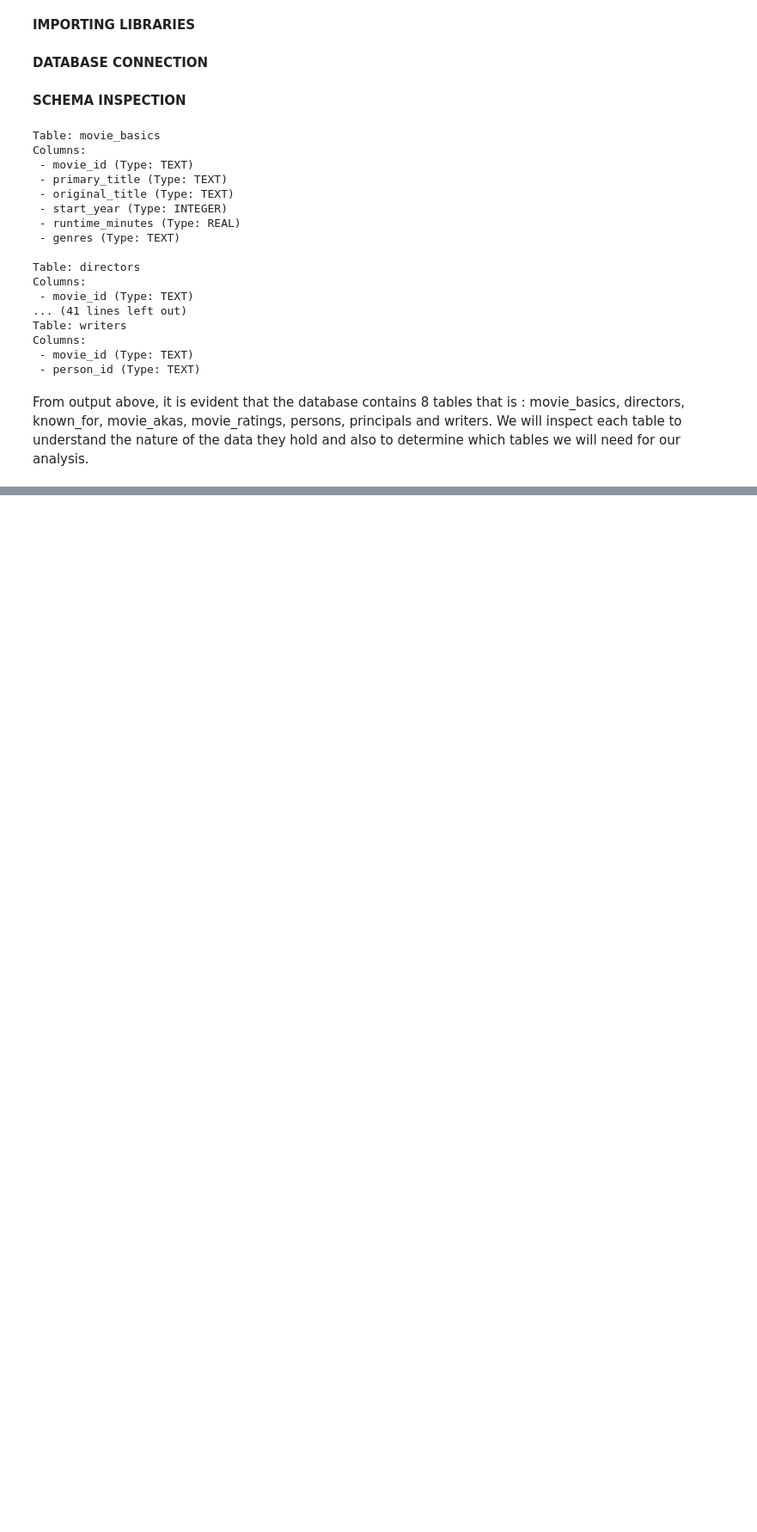
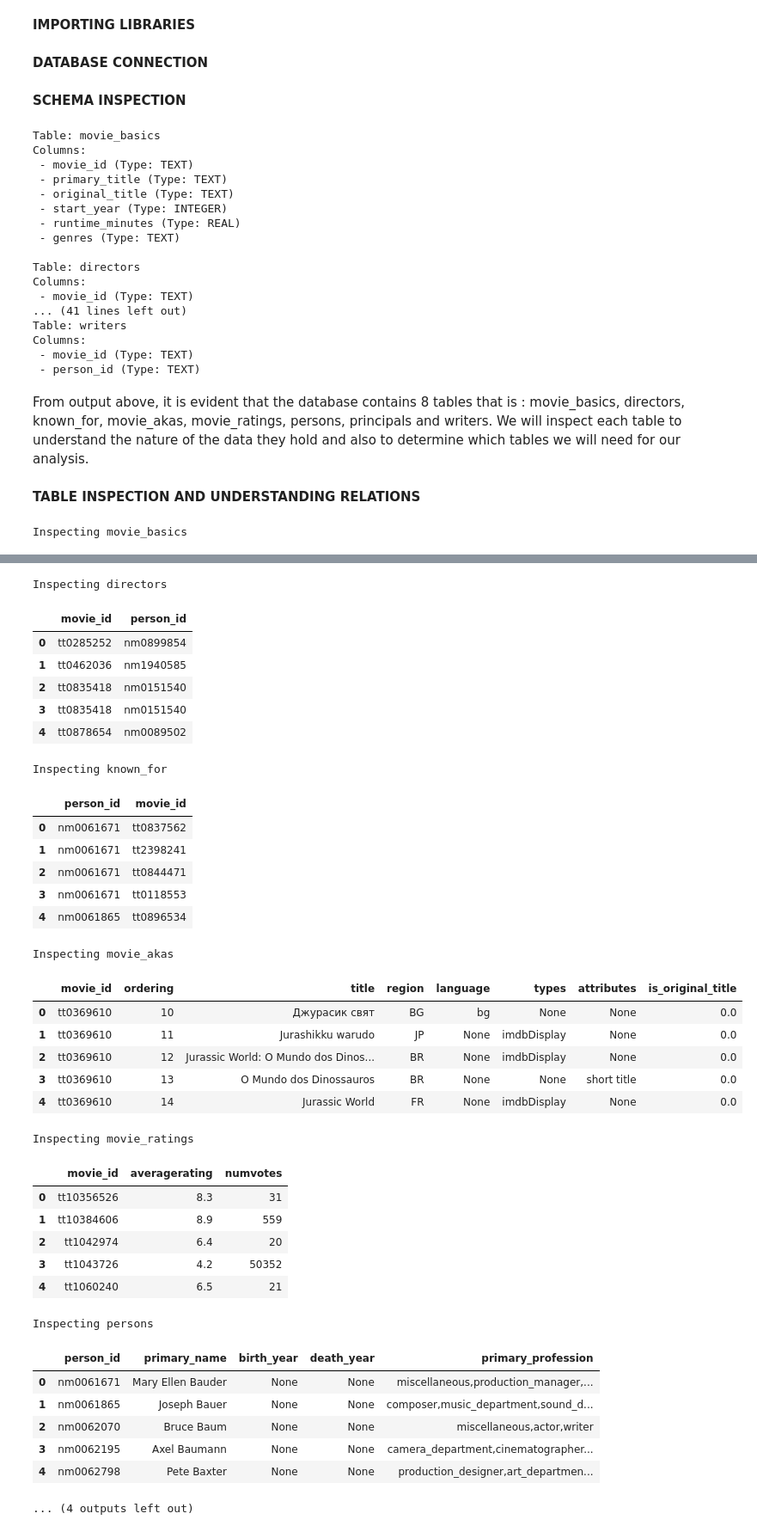
Before and after one commit to Anniemarie001/DSC-PHASE1-PROJECT, a Jupyter notebook: index.ipynb, the cells around one changed output, grey strips where cells are left out. Shown: that part at 86% size. Cells and saved outputs as stored; diff of their text form; code cells hidden in the pictures; blank space fills up the shorter version.

```diff
--- a/index.ipynb
+++ b/index.ipynb
@@ -100,3 +100,19 @@ Columns:
 # %% [markdown]
 From output above, it is evident that the database contains 8 tables that is : movie_basics, directors, known_for, movie_akas, movie_ratings,
 persons, principals and writers. We will inspect each table to understand the nature of the data they hold and also to determine which tables we will need for our analysis.
+# %% [markdown]
+**TABLE INSPECTION AND UNDERSTANDING RELATIONS**
+# %%
+#We use a function to query all the tables first rows. By inspecting these rows we get to better understand our data
+def inspect_table(table_name, conn, limit=5):
+    query = f"SELECT * FROM {table_name} LIMIT {limit};"
+    return pd.read_sql_query(query, conn)
+# %%
+#Calling the function
+tables = ["movie_basics", "directors", "known_for", "movie_akas", "movie_ratings", "persons", "principals", "writers"]
+
+for table in tables:
+    print(f"Inspecting {table}")
+    display(inspect_table(table, conn))
+# %% [output]
+Inspecting movie_basics
@@ -102,0 +125,36 @@ persons, principals and writers. We will inspect each table to understand the na
+Inspecting directors
+|  | movie_id | person_id |
+| 0 | tt0285252 | nm0899854 |
+| 1 | tt0462036 | nm1940585 |
+| 2 | tt0835418 | nm0151540 |
+| 3 | tt0835418 | nm0151540 |
+| 4 | tt0878654 | nm0089502 |
+Inspecting known_for
+|  | person_id | movie_id |
+| 0 | nm0061671 | tt0837562 |
+| 1 | nm0061671 | tt2398241 |
+| 2 | nm0061671 | tt0844471 |
+| 3 | nm0061671 | tt0118553 |
+| 4 | nm0061865 | tt0896534 |
+Inspecting movie_akas
+|  | movie_id | ordering | title | region | language | types | attributes | is_original_title |
+| 0 | tt0369610 | 10 | Джурасик свят | BG | bg | None | None | 0.0 |
+| 1 | tt0369610 | 11 | Jurashikku warudo | JP | None | imdbDisplay | None | 0.0 |
+| 2 | tt0369610 | 12 | Jurassic World: O Mundo dos Dinos... | BR | None | imdbDisplay | None | 0.0 |
+| 3 | tt0369610 | 13 | O Mundo dos Dinossauros | BR | None | None | short title | 0.0 |
+| 4 | tt0369610 | 14 | Jurassic World | FR | None | imdbDisplay | None | 0.0 |
+Inspecting movie_ratings
+|  | movie_id | averagerating | numvotes |
+| 0 | tt10356526 | 8.3 | 31 |
+| 1 | tt10384606 | 8.9 | 559 |
+| 2 | tt1042974 | 6.4 | 20 |
+| 3 | tt1043726 | 4.2 | 50352 |
+| 4 | tt1060240 | 6.5 | 21 |
+Inspecting persons
+|  | person_id | primary_name | birth_year | death_year | primary_profession |
+| 0 | nm0061671 | Mary Ellen Bauder | None | None | miscellaneous,production_manager,... |
+| 1 | nm0061865 | Joseph Bauer | None | None | composer,music_department,sound_d... |
+| 2 | nm0062070 | Bruce Baum | None | None | miscellaneous,actor,writer |
+| 3 | nm0062195 | Axel Baumann | None | None | camera_department,cinematographer... |
+| 4 | nm0062798 | Pete Baxter | None | None | production_designer,art_departmen... |
+... (4 outputs left out)
```
Also changed, not shown: parts of 4 cells of this notebook.
